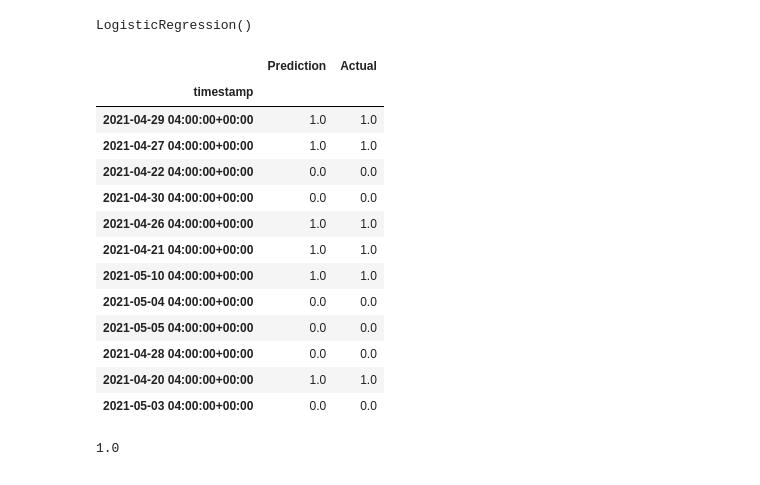
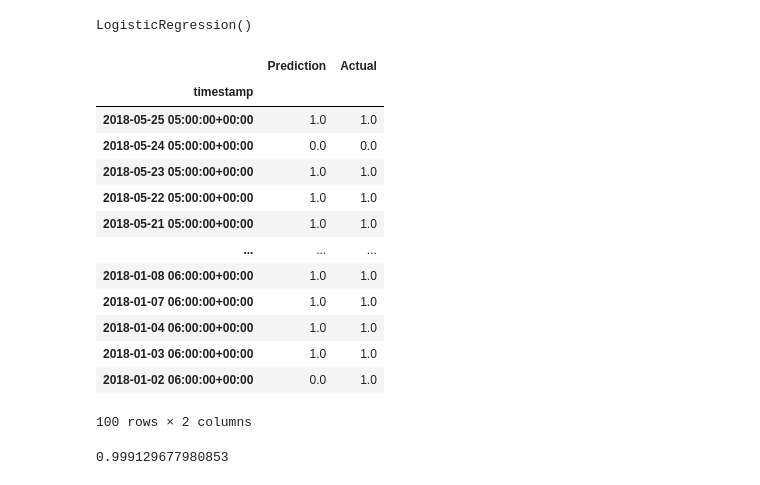
Before and after one commit to pwilli23/Crypto_Sentiment_Analyzer, a Jupyter notebook: Crypto_Analyzer.ipynb, the cells around one changed output. Drawn from its saved outputs; the diff is of its cells as text; code cells hidden in the pictures.

```diff
--- a/Crypto_Analyzer.ipynb
+++ b/Crypto_Analyzer.ipynb
@@ -56,14 +56,13 @@ alpaca_secret_key = os.getenv('API_Secret_Key')
 
 alpaca= tradeapi.REST(
 alpaca_api_key,
-alpaca_secret_key,
-api_version= "v2")
+alpaca_secret_key)
 # %%
 
 # Filter the date index and close columns
-tickers = ['BTC']
+tickers = ['BTCUSD']
 # Use the pct_change function to generate returns from close prices
-timeframe = '1D'
+timeframe = '1Day'
 
 limit_rows= 1000
 # Drop all NaN values from the DataFrame
@@ -76,15 +75,12 @@ start_date
 '2018-01-01T00:00:00-05:00'
 # %%
 from alpaca_trade_api.rest import TimeFrame, TimeFrameUnit
-prices_df = alpaca.get_bars(
+prices_df = alpaca.get_crypto_bars(
 tickers,
-# timeframe,
-TimeFrame(1, TimeFrameUnit.Day),
-# start=start_date,
-# end=end_date,
-start='2018-01-01',
-end='2022-03-15',
-limit=limit_rows).df
+timeframe,
+start=start_date,
+end=end_date,
+exchanges="CBSE").df
 
 prices_df.head(100)
 # %% [output]
@@ -414,22 +404,23 @@ LogisticRegression()
 # %%
 # Generate predictions from the model we just fit
 predictions = logistic_regression_model.predict(training_features)
 
 # Convert those predictions (and actual values) to a DataFrame
 results_df = pd.DataFrame({"Prediction": predictions, "Actual": training_targets})
-results_df
+results_df.sort_index(inplace=True, ascending=False)
+results_df.tail(100)
 # %% [output]
 |  | Prediction | Actual |
 | timestamp |  |  |
-| 2021-04-29 04:00:00+00:00 | 1.0 | 1.0 |
-| 2021-04-27 04:00:00+00:00 | 1.0 | 1.0 |
-| 2021-04-22 04:00:00+00:00 | 0.0 | 0.0 |
-| 2021-04-30 04:00:00+00:00 | 0.0 | 0.0 |
-| 2021-04-26 04:00:00+00:00 | 1.0 | 1.0 |
-| 2021-04-21 04:00:00+00:00 | 1.0 | 1.0 |
-| 2021-05-10 04:00:00+00:00 | 1.0 | 1.0 |
-| 2021-05-04 04:00:00+00:00 | 0.0 | 0.0 |
-| 2021-05-05 04:00:00+00:00 | 0.0 | 0.0 |
-| 2021-04-28 04:00:00+00:00 | 0.0 | 0.0 |
-| 2021-04-20 04:00:00+00:00 | 1.0 | 1.0 |
-| 2021-05-03 04:00:00+00:00 | 0.0 | 0.0 |
+| 2018-05-25 05:00:00+00:00 | 1.0 | 1.0 |
+| 2018-05-24 05:00:00+00:00 | 0.0 | 0.0 |
+| 2018-05-23 05:00:00+00:00 | 1.0 | 1.0 |
+| 2018-05-22 05:00:00+00:00 | 1.0 | 1.0 |
+| 2018-05-21 05:00:00+00:00 | 1.0 | 1.0 |
+| ... | ... | ... |
+| 2018-01-08 06:00:00+00:00 | 1.0 | 1.0 |
+| 2018-01-07 06:00:00+00:00 | 1.0 | 1.0 |
+| 2018-01-04 06:00:00+00:00 | 1.0 | 1.0 |
+| 2018-01-03 06:00:00+00:00 | 1.0 | 1.0 |
+| 2018-01-02 06:00:00+00:00 | 0.0 | 1.0 |
+100 rows × 2 columns
@@ -440,4 +433,4 @@ from sklearn.metrics import accuracy_score
 # Calculate the model's accuracy on the test dataset
 accuracy_score(training_targets, predictions)
 # %% [output]
-1.0
+0.999129677980853
```
Also changed, not shown: parts of 18 cells of this notebook, 1 other file.
